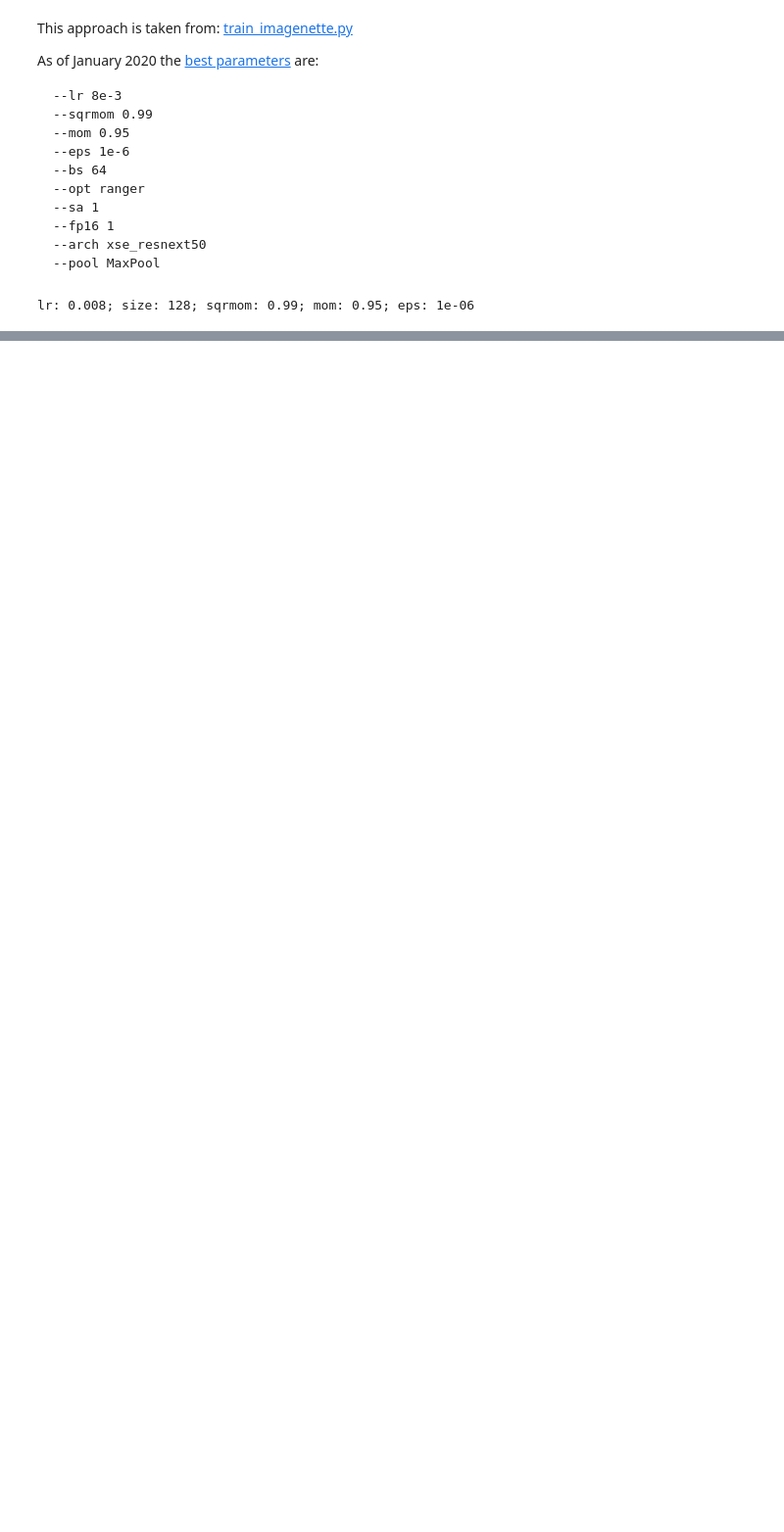
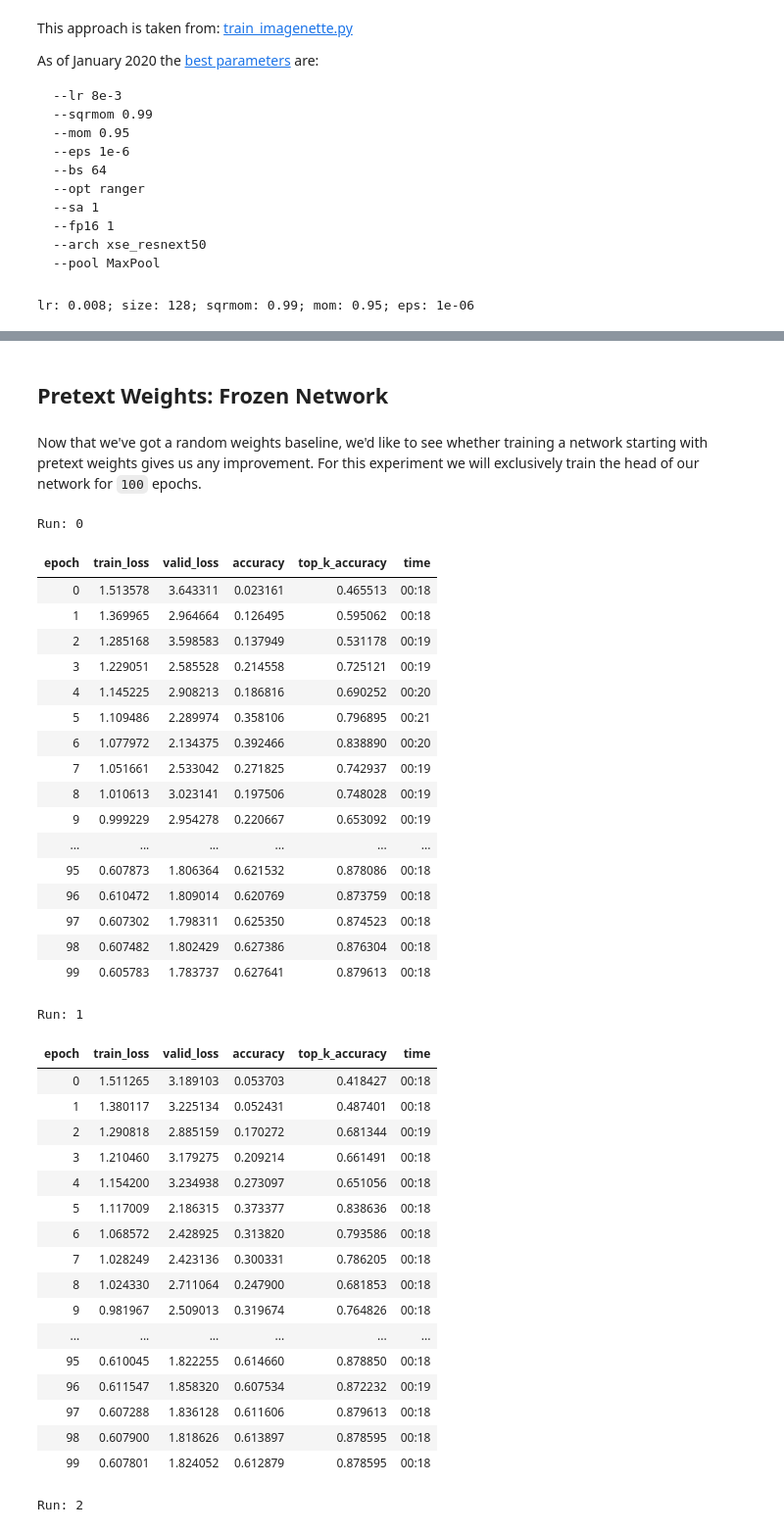
Before and after one commit to JoshVarty/SelfSupervisedLearning, a Jupyter notebook: 03_DownstreamTask_ImageWang.ipynb, the cells around one changed output, grey strips where cells are left out. Shown: that part at 98% size. Saved outputs shown, nothing was run; the diff lists cells and outputs as text; code cells hidden in the pictures; blank space fills up the shorter version.

```diff
--- a/03_DownstreamTask_ImageWang.ipynb
+++ b/03_DownstreamTask_ImageWang.ipynb
@@ -233,2 +224,0 @@ learn.lr_find()
-# %%
-learn.fit_one_cycle(10, slice(10e-4, 10e-3))
@@ -251,3 +224,0 @@ For this experiment we run using the weights generated by pretraining our networ
-# %%
-loss = CrossEntropyLoss()
-learn = cnn_learner(databunch, resnet34, pretrained=True, config=cnn_config(), loss_func=loss, metrics=[accuracy])
@@ -259,3 +224,0 @@ learn.lr_find()
-# %%
-# Fine tune on this task
-learn.fit_one_cycle(5, lr_max=10e-2)
@@ -274,3 +224,0 @@ learn.lr_find()
-# %%
-learn.unfreeze()
-learn.fit_one_cycle(10, slice(10e-4, 10e-3))
@@ -294,0 +233,67 @@ So it looks like we get
+# %% [markdown]
+## Pretext Weights: Frozen Network
+# %% [markdown]
+Now that we've got a random weights baseline, we'd like to see whether training a network starting with pretext weights gives us any improvement. For this experiment we will exclusively train the head of our network for `100` epochs.
+# %%
+for run in range(runs):
+        print(f'Run: {run}')
+        #CHANGE: No self-attention
+        sa = 0
+        learn = Learner(dbunch, m(c_out=20, act_cls=torch.nn.ReLU, sa=sa, sym=sym, pool=pool), opt_func=opt_func, \
+                metrics=[accuracy,top_k_accuracy], loss_func=LabelSmoothingCrossEntropy())
+        if dump: print(learn.model); exit()
+        if fp16: learn = learn.to_fp16()
+        cbs = MixUp(mixup) if mixup else []
+        n_gpu = torch.cuda.device_count()
+        if gpu is None and n_gpu: learn.to_parallel()
+        if num_distrib()>1: learn.to_distributed(gpu) # Requires `-m fastai.launch`
+
+        # Load weights generated from training on our pretext task
+        state_dict = torch.load('imagewang_patches_15_epochs.pth')
+        # HACK: If we don't have all of the parameters for our learner, we get an error
+        linear_layer = learn.model[-1]
+        state_dict['11.weight'] = linear_layer.weight
+        state_dict['11.bias'] = linear_layer.bias
+
+        learn.model.load_state_dict(state_dict)
+
+        learn.freeze()
+        learn.fit_flat_cos(epochs, lr, wd=1e-2, cbs=cbs)
+# %% [output]
+Run: 0
+| epoch | train_loss | valid_loss | accuracy | top_k_accuracy | time |
+| 0 | 1.513578 | 3.643311 | 0.023161 | 0.465513 | 00:18 |
+| 1 | 1.369965 | 2.964664 | 0.126495 | 0.595062 | 00:18 |
+| 2 | 1.285168 | 3.598583 | 0.137949 | 0.531178 | 00:19 |
+| 3 | 1.229051 | 2.585528 | 0.214558 | 0.725121 | 00:19 |
+| 4 | 1.145225 | 2.908213 | 0.186816 | 0.690252 | 00:20 |
+| 5 | 1.109486 | 2.289974 | 0.358106 | 0.796895 | 00:21 |
+| 6 | 1.077972 | 2.134375 | 0.392466 | 0.838890 | 00:20 |
+| 7 | 1.051661 | 2.533042 | 0.271825 | 0.742937 | 00:19 |
+| 8 | 1.010613 | 3.023141 | 0.197506 | 0.748028 | 00:19 |
+| 9 | 0.999229 | 2.954278 | 0.220667 | 0.653092 | 00:19 |
+| ... | ... | ... | ... | ... | ... |
+| 95 | 0.607873 | 1.806364 | 0.621532 | 0.878086 | 00:18 |
+| 96 | 0.610472 | 1.809014 | 0.620769 | 0.873759 | 00:18 |
+| 97 | 0.607302 | 1.798311 | 0.625350 | 0.874523 | 00:18 |
+| 98 | 0.607482 | 1.802429 | 0.627386 | 0.876304 | 00:18 |
+| 99 | 0.605783 | 1.783737 | 0.627641 | 0.879613 | 00:18 |
+Run: 1
+| epoch | train_loss | valid_loss | accuracy | top_k_accuracy | time |
+| 0 | 1.511265 | 3.189103 | 0.053703 | 0.418427 | 00:18 |
+| 1 | 1.380117 | 3.225134 | 0.052431 | 0.487401 | 00:18 |
+| 2 | 1.290818 | 2.885159 | 0.170272 | 0.681344 | 00:19 |
+| 3 | 1.210460 | 3.179275 | 0.209214 | 0.661491 | 00:18 |
+| 4 | 1.154200 | 3.234938 | 0.273097 | 0.651056 | 00:18 |
+| 5 | 1.117009 | 2.186315 | 0.373377 | 0.838636 | 00:18 |
+| 6 | 1.068572 | 2.428925 | 0.313820 | 0.793586 | 00:18 |
+| 7 | 1.028249 | 2.423136 | 0.300331 | 0.786205 | 00:18 |
+| 8 | 1.024330 | 2.711064 | 0.247900 | 0.681853 | 00:18 |
+| 9 | 0.981967 | 2.509013 | 0.319674 | 0.764826 | 00:18 |
+| ... | ... | ... | ... | ... | ... |
+| 95 | 0.610045 | 1.822255 | 0.614660 | 0.878850 | 00:18 |
+| 96 | 0.611547 | 1.858320 | 0.607534 | 0.872232 | 00:19 |
+| 97 | 0.607288 | 1.836128 | 0.611606 | 0.879613 | 00:18 |
+| 98 | 0.607900 | 1.818626 | 0.613897 | 0.878595 | 00:18 |
+| 99 | 0.607801 | 1.824052 | 0.612879 | 0.878595 | 00:18 |
+Run: 2
```
Also changed, not shown: parts of 44 cells of this notebook.
